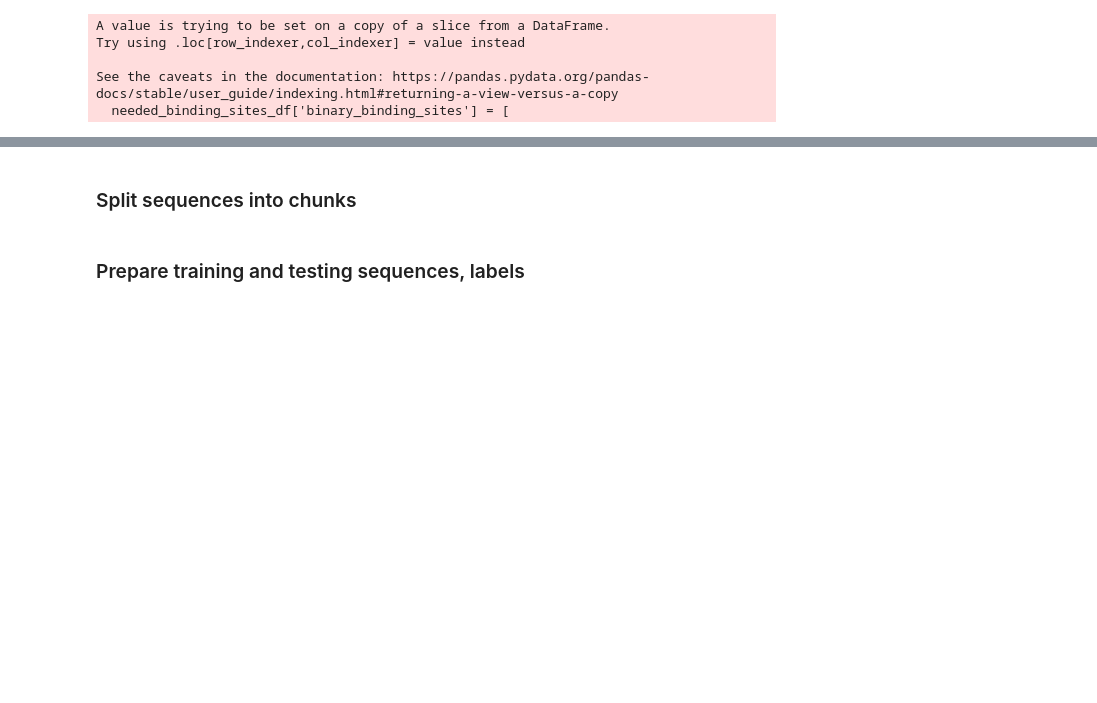
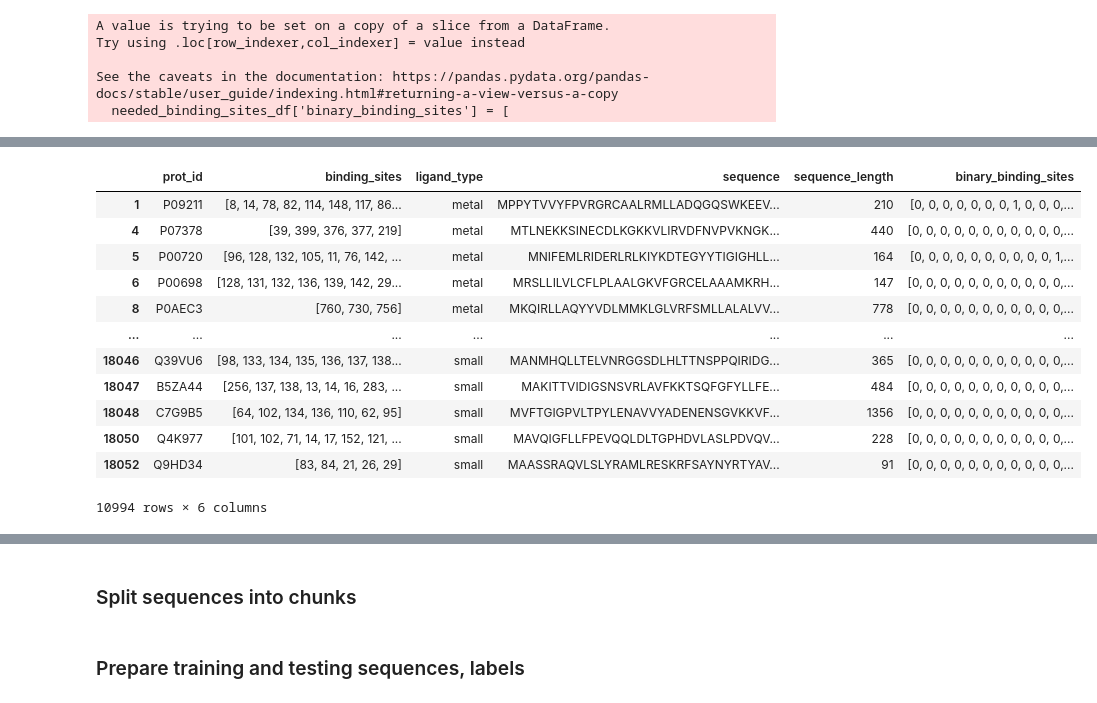
Before and after one commit to MarkusKhoa/protein-project, a Jupyter notebook: baseline_ESM.ipynb, the cells around one changed output, grey strips where cells are left out. Cells and saved outputs as stored; diff of their text form; code cells hidden in the pictures; blank space fills up the shorter version.

```diff
--- a/baseline_ESM.ipynb
+++ b/baseline_ESM.ipynb
@@ -62,3 +118,19 @@ See the caveats in the documentation: https://pandas.pydata.org/pandas-docs/stab
+# %%
+display(needed_binding_sites_df)
+# %% [output]
+|  | prot_id | binding_sites | ligand_type | sequence | sequence_length | binary_binding_sites |
+| 1 | P09211 | [8, 14, 78, 82, 114, 148, 117, 86... | metal | MPPYTVVYFPVRGRCAALRMLLADQGQSWKEEV... | 210 | [0, 0, 0, 0, 0, 0, 0, 1, 0, 0, 0,... |
+| 4 | P07378 | [39, 399, 376, 377, 219] | metal | MTLNEKKSINECDLKGKKVLIRVDFNVPVKNGK... | 440 | [0, 0, 0, 0, 0, 0, 0, 0, 0, 0, 0,... |
+| 5 | P00720 | [96, 128, 132, 105, 11, 76, 142, ... | metal | MNIFEMLRIDERLRLKIYKDTEGYYTIGIGHLL... | 164 | [0, 0, 0, 0, 0, 0, 0, 0, 0, 0, 1,... |
+| 6 | P00698 | [128, 131, 132, 136, 139, 142, 29... | metal | MRSLLILVLCFLPLAALGKVFGRCELAAAMKRH... | 147 | [0, 0, 0, 0, 0, 0, 0, 0, 0, 0, 0,... |
+| 8 | P0AEC3 | [760, 730, 756] | metal | MKQIRLLAQYYVDLMMKLGLVRFSMLLALALVV... | 778 | [0, 0, 0, 0, 0, 0, 0, 0, 0, 0, 0,... |
+| ... | ... | ... | ... | ... | ... | ... |
+| 18046 | Q39VU6 | [98, 133, 134, 135, 136, 137, 138... | small | MANMHQLLTELVNRGGSDLHLTTNSPPQIRIDG... | 365 | [0, 0, 0, 0, 0, 0, 0, 0, 0, 0, 0,... |
+| 18047 | B5ZA44 | [256, 137, 138, 13, 14, 16, 283, ... | small | MAKITTVIDIGSNSVRLAVFKKTSQFGFYLLFE... | 484 | [0, 0, 0, 0, 0, 0, 0, 0, 0, 0, 0,... |
+| 18048 | C7G9B5 | [64, 102, 134, 136, 110, 62, 95] | small | MVFTGIGPVLTPYLENAVVYADENENSGVKKVF... | 1356 | [0, 0, 0, 0, 0, 0, 0, 0, 0, 0, 0,... |
+| 18050 | Q4K977 | [101, 102, 71, 14, 17, 152, 121, ... | small | MAVQIGFLLFPEVQQLDLTGPHDVLASLPDVQV... | 228 | [0, 0, 0, 0, 0, 0, 0, 0, 0, 0, 0,... |
+| 18052 | Q9HD34 | [83, 84, 21, 26, 29] | small | MAASSRAQVLSLYRAMLRESKRFSAYNYRTYAV... | 91 | [0, 0, 0, 0, 0, 0, 0, 0, 0, 0, 0,... |
+10994 rows × 6 columns
 # %%
 needed_binding_sites_df.ligand_type.value_counts()
 # %% [output]
```
Also changed, not shown: parts of 29 cells of this notebook, 2 other files.
